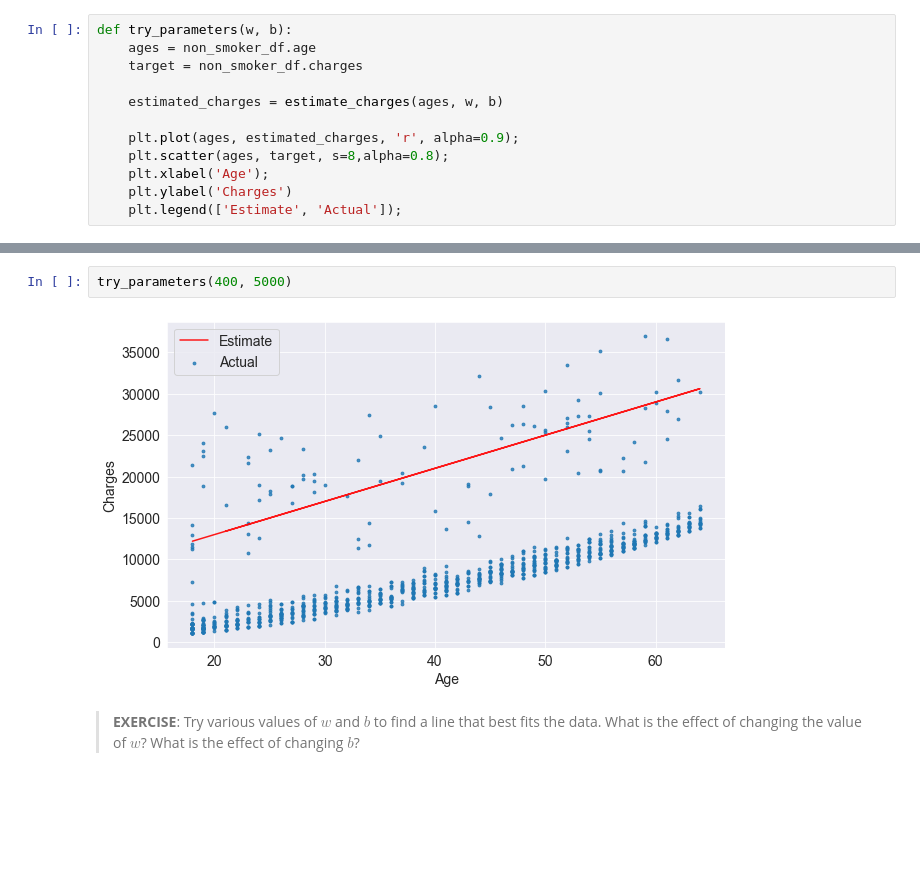
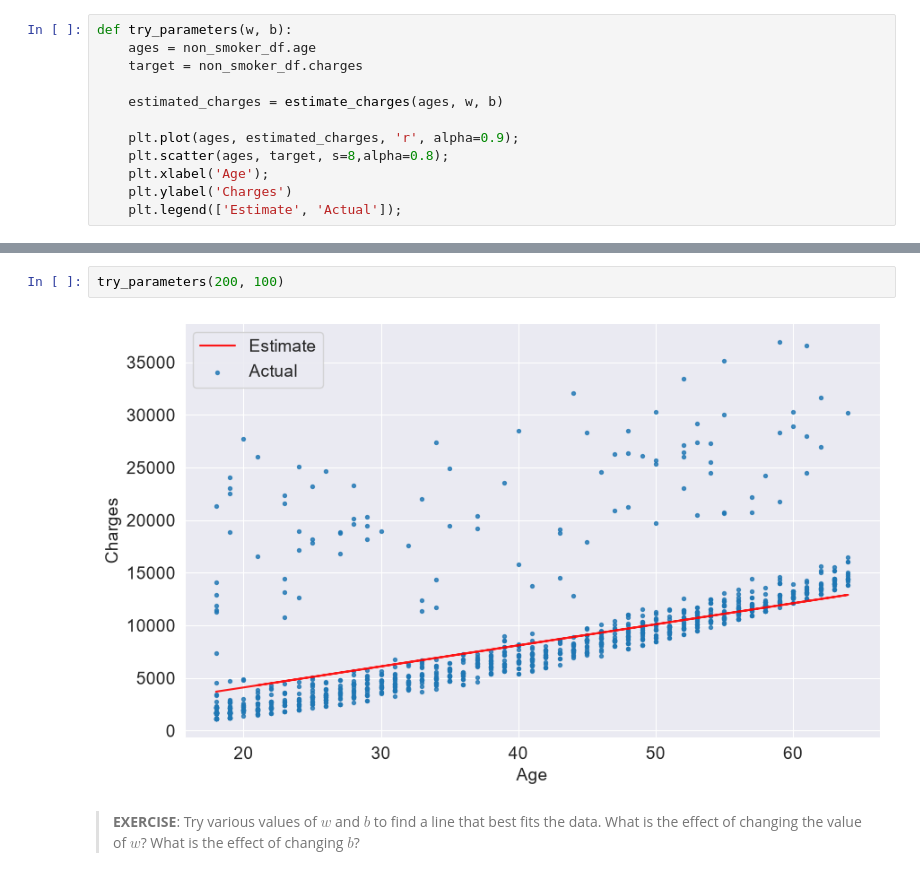
Before and after one commit to himanshish2/scikit-learn-course, a Jupyter notebook: python-sklearn-linear-regression.ipynb, the cells around one changed output, grey strips where cells are left out. Drawn from its saved outputs; the diff is of its cells as text; blank space fills up the shorter version.

```diff
--- a/python-sklearn-linear-regression.ipynb
+++ b/python-sklearn-linear-regression.ipynb
@@ -431,7 +506,7 @@ try_parameters(60, 200)
 # %%
-try_parameters(400, 5000)
+try_parameters(200, 100)
 # %% [output]
-[figure, old version]
+[figure, new version]
 # %% [markdown]
 > **EXERCISE**: Try various values of $w$ and $b$ to find a line that best fits the data. What is the effect of changing the value of $w$? What is the effect of changing $b$?
 # %% [markdown]
```
Also changed, not shown: parts of 43 cells of this notebook, 1 other file.
